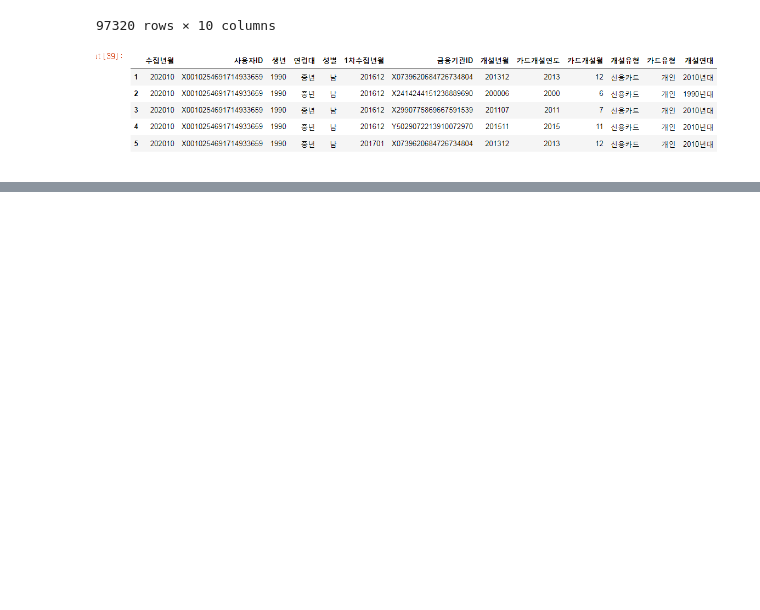
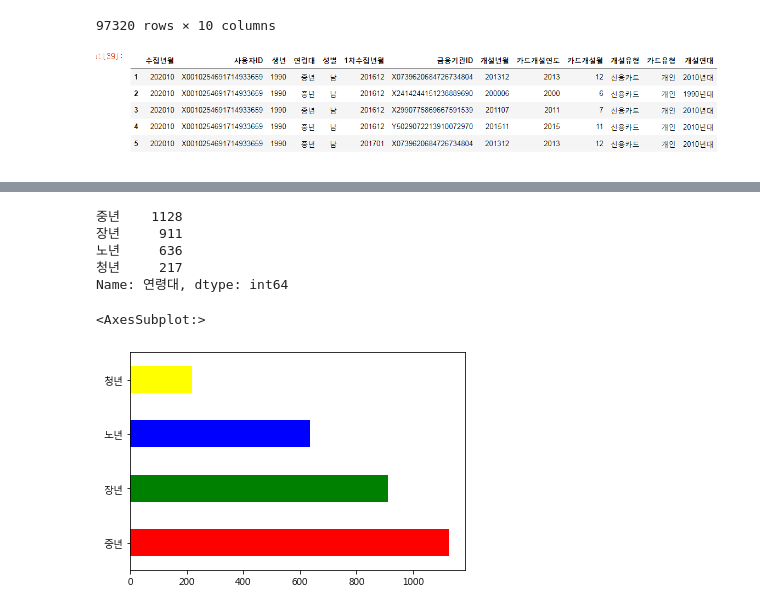
Before and after one commit to jun-young000/pandas, a Jupyter notebook: source_code/pandas 종합과제 문제FIN.ipynb, the cells around one changed output, grey strips where cells are left out. Saved outputs shown, nothing was run; the diff lists cells and outputs as text; code cells hidden in the pictures; blank space fills up the shorter version.

```diff
--- a/source_code/pandas 종합과제 문제FIN.ipynb
+++ b/source_code/pandas 종합과제 문제FIN.ipynb
@@ -683,3 +679,3 @@ memory usage: 6.3+ MB
 # %%
-# raw_data_open["카드개설연도"]=raw_data_open["개설년월"].str[0:4]
-# raw_data_open["카드개설월"]  =raw_data_open["개설년월"].str[4:6]
+raw_data_open["카드개설연도"]=raw_data_open["개설년월"].str[0:4]
+raw_data_open["카드개설월"]  =raw_data_open["개설년월"].str[4:6]
@@ -820,7 +885,7 @@ raw_data_open.head()
 # %%
-raw_data_open["개설년월"]=raw_data_open["개설년월"].astype("int")
-raw_data_open["카드개설연도"]=raw_data_open["카드개설연도"].astype("int")
-raw_data_open.info()
+# raw_data_open["개설년월"]=raw_data_open["개설년월"].astype("int")
+# raw_data_open["카드개설연도"]=raw_data_open["카드개설연도"].astype("int")
+# raw_data_open.info()
 
 bins=[1990,2000,2010,2020]
 labels=["1990년대", "2000년대", "2010년대"]
@@ -888,0 +919,5 @@ fin_data
+# %%
+fin_data=raw_data.merge(raw_data_open)
+fin_data.index=[i for i in range(1,len(fin_data)+1)]
+
+fin_data.head()
@@ -915,3 +943,16 @@ ConversionError: Failed to convert value(s) to axis units: ['청년', '중년',
+# %%
+y_cate = pd.value_counts(fin_data['연령대'])
+y_cate
+
+y_cate.plot(kind='barh', color=['red','green','blue','yellow'] )
+# %% [output]
+중년    1128
+장년     911
+노년     636
+청년     217
+Name: 연령대, dtype: int64
+<AxesSubplot:>
+[figure, added]
 # %%
 # 17 시간의 흐름에 따른 카드 개설 인원의 추이를 확인할 수 있는 그래프를 표현하시오.
 
```
Also changed, not shown: parts of 40 cells of this notebook.
